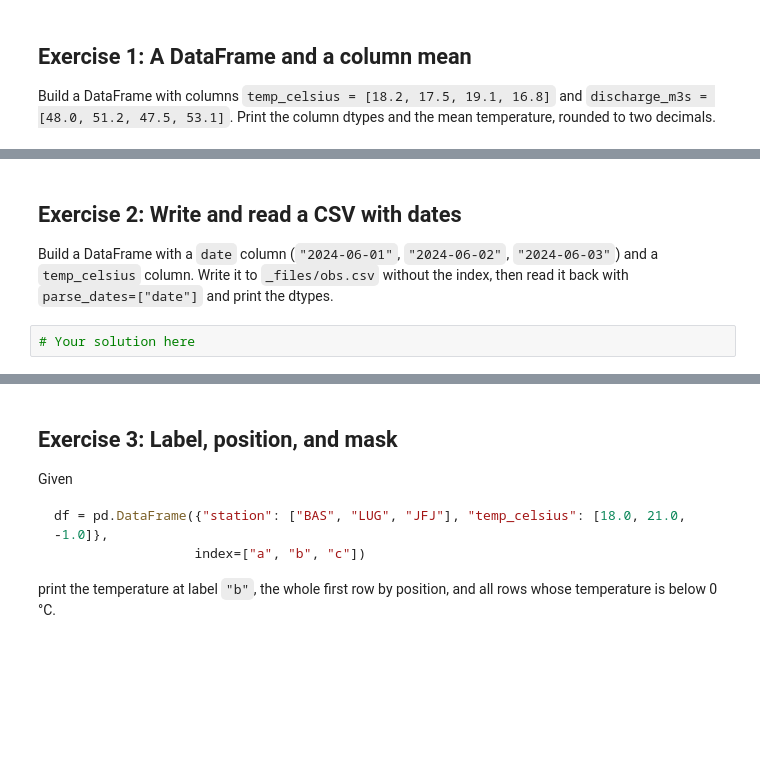
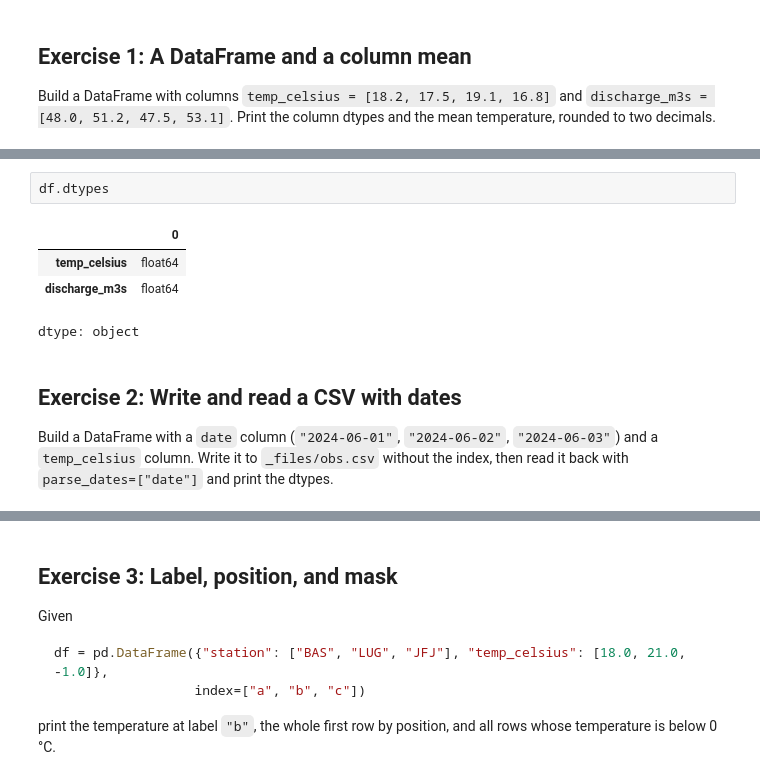
Before and after one commit to Lorena-garciamorais/2026_Intro_Python, a Jupyter notebook: live/part-I/1.5-pandas-practice-exercises.ipynb, the cells around one changed output, grey strips where cells are left out. Drawn from its saved outputs; the diff is of its cells as text; blank space fills up the shorter version.

```diff
--- a/live/part-I/1.5-pandas-practice-exercises.ipynb
+++ b/live/part-I/1.5-pandas-practice-exercises.ipynb
@@ -17,6 +36,11 @@ Build a DataFrame with columns `temp_celsius = [18.2, 17.5, 19.1, 16.8]` and `di
+# %%
+df.dtypes
+# %% [output]
+|  | 0 |
+| temp_celsius | float64 |
+| discharge_m3s | float64 |
+dtype: object
 # %% [markdown]
 ## Exercise 2: Write and read a CSV with dates
 
 Build a DataFrame with a `date` column (`"2024-06-01"`, `"2024-06-02"`, `"2024-06-03"`) and a `temp_celsius` column. Write it to `_files/obs.csv` without the index, then read it back with `parse_dates=["date"]` and print the dtypes.
-# %%
-# Your solution here
```
Also changed, not shown: parts of 13 cells of this notebook.
